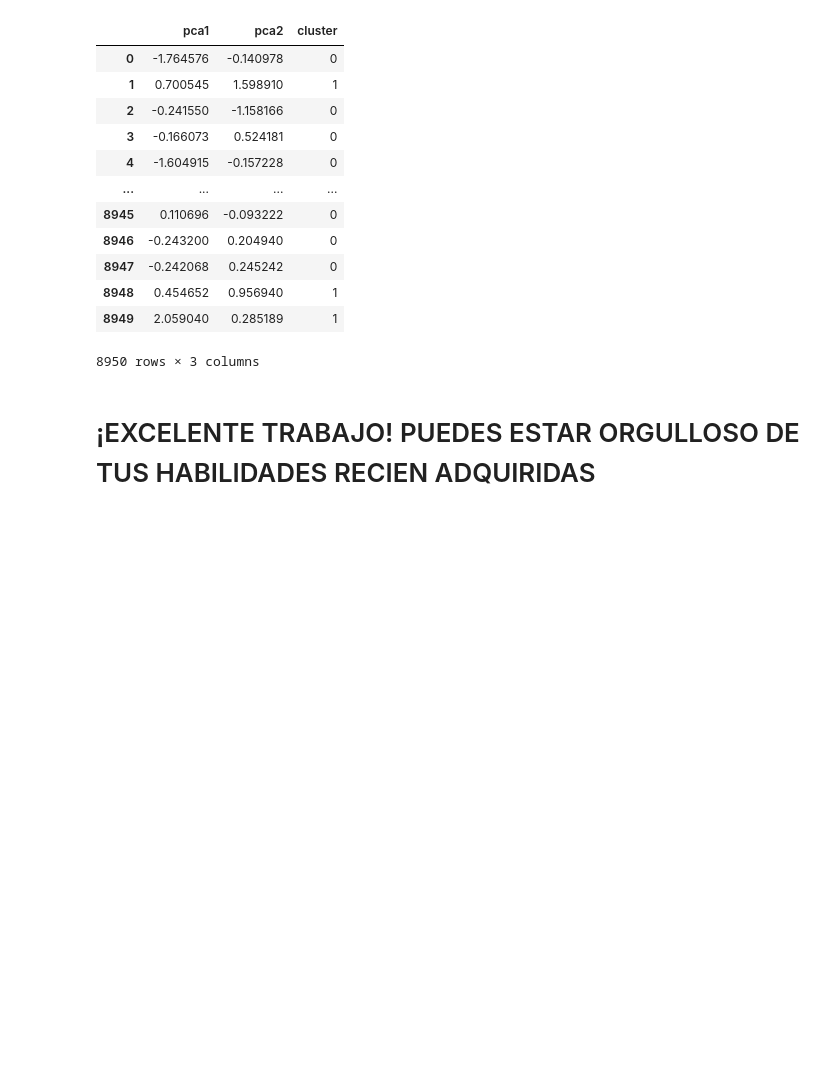
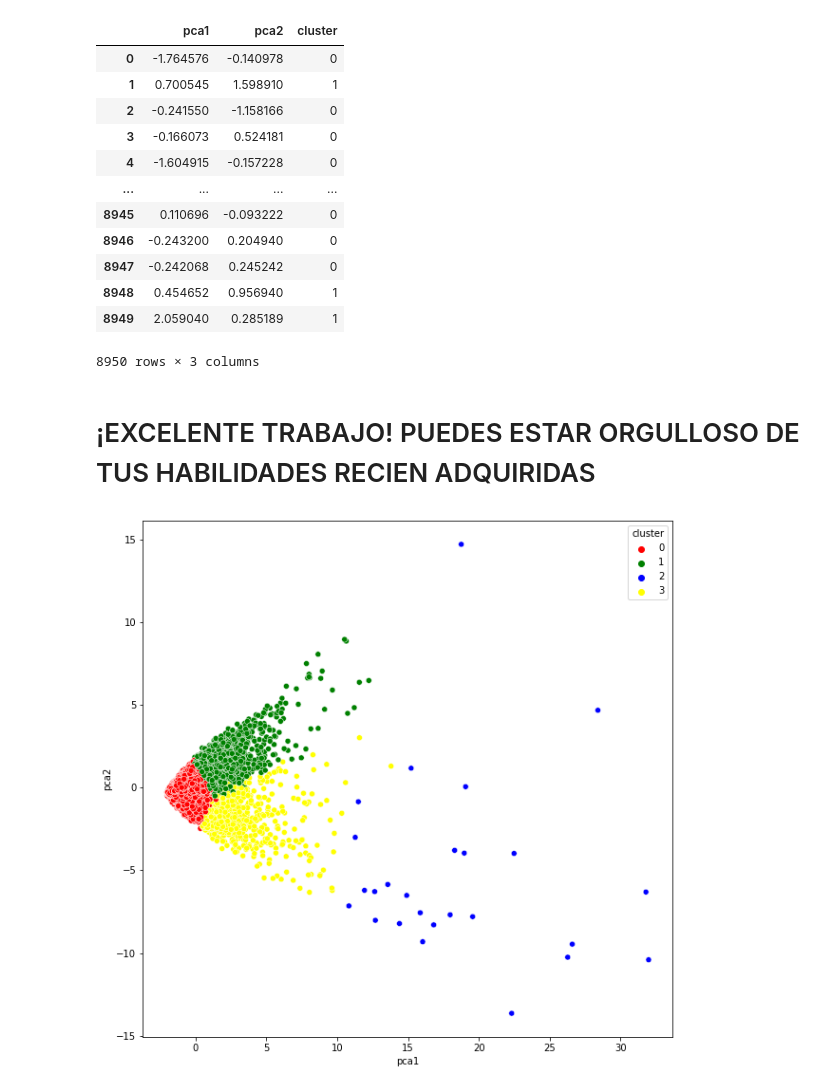
Before and after one commit to sergioarnold87/Practica_Sergio, a Jupyter notebook: 2. Departamento de Marketing/Departamento_de_Marketing.ipynb, the cells around one changed output. Drawn from its saved outputs; the diff is of its cells as text; code cells hidden in the pictures; blank space fills up the shorter version.

```diff
--- a/2. Departamento de Marketing/Departamento_de_Marketing.ipynb
+++ b/2. Departamento de Marketing/Departamento_de_Marketing.ipynb
@@ -606,3 +606,9 @@ pca_df
 8950 rows × 3 columns
 # %% [markdown]
 # ¡EXCELENTE TRABAJO! PUEDES ESTAR ORGULLOSO DE TUS HABILIDADES RECIEN ADQUIRIDAS
+# %%
+plt.figure(figsize=(10,10))
+ax = sns.scatterplot(x="pca1", y = "pca2", hue="cluster", data = pca_df, palette=["red", "green", "blue", "yellow"])
+plt.show()
+# %% [output]
+[figure, added]
```
